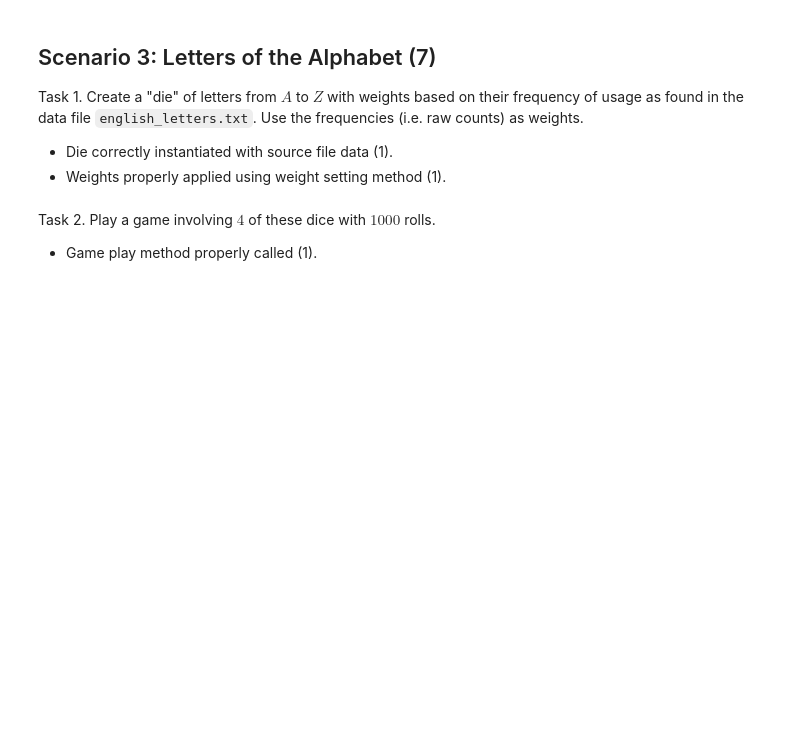
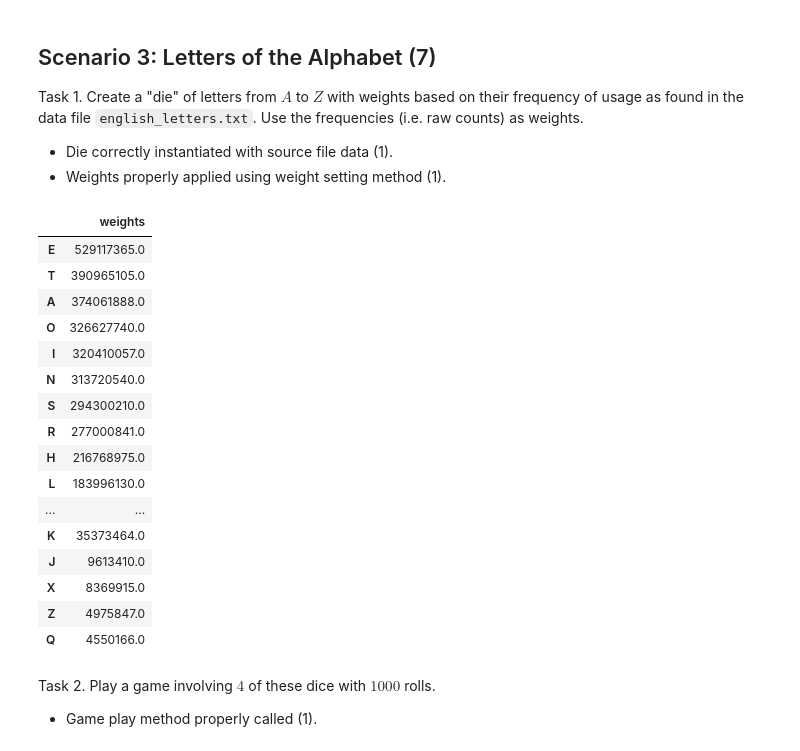
Before and after one commit to christopherpandalee/DS5100FP, a Jupyter notebook: final project/DS51200_FinalProjectTemplate.ipynb, the cells around one changed output. Saved outputs shown, nothing was run; the diff lists cells and outputs as text; code cells hidden in the pictures; blank space fills up the shorter version.

```diff
--- a/final project/DS51200_FinalProjectTemplate.ipynb
+++ b/final project/DS51200_FinalProjectTemplate.ipynb
@@ -715,8 +774,28 @@ Task 1. Create a "die" of letters from $A$ to $Z$ with weights based on their fr
 # %%
 engletters = pd.read_csv("english_letters.txt", sep=' ', header = None)
 alphadie = CreateDice(np.array(list(engletters[0])))
 for letter in engletters.index:
     alphadie.change_weights(engletters[0][letter], engletters[1][letter])
+
+alphadie.show_current_state()
+# %% [output]
+|  | weights |
+| E | 529117365.0 |
+| T | 390965105.0 |
+| A | 374061888.0 |
+| O | 326627740.0 |
+| I | 320410057.0 |
+| N | 313720540.0 |
+| S | 294300210.0 |
+| R | 277000841.0 |
+| H | 216768975.0 |
+| L | 183996130.0 |
+| ... | ... |
+| K | 35373464.0 |
+| J | 9613410.0 |
+| X | 8369915.0 |
+| Z | 4975847.0 |
+| Q | 4550166.0 |
 # %% [markdown]
 Task 2. Play a game involving $4$ of these dice with $1000$ rolls.
 
```
Also changed, not shown: parts of 17 cells of this notebook.
